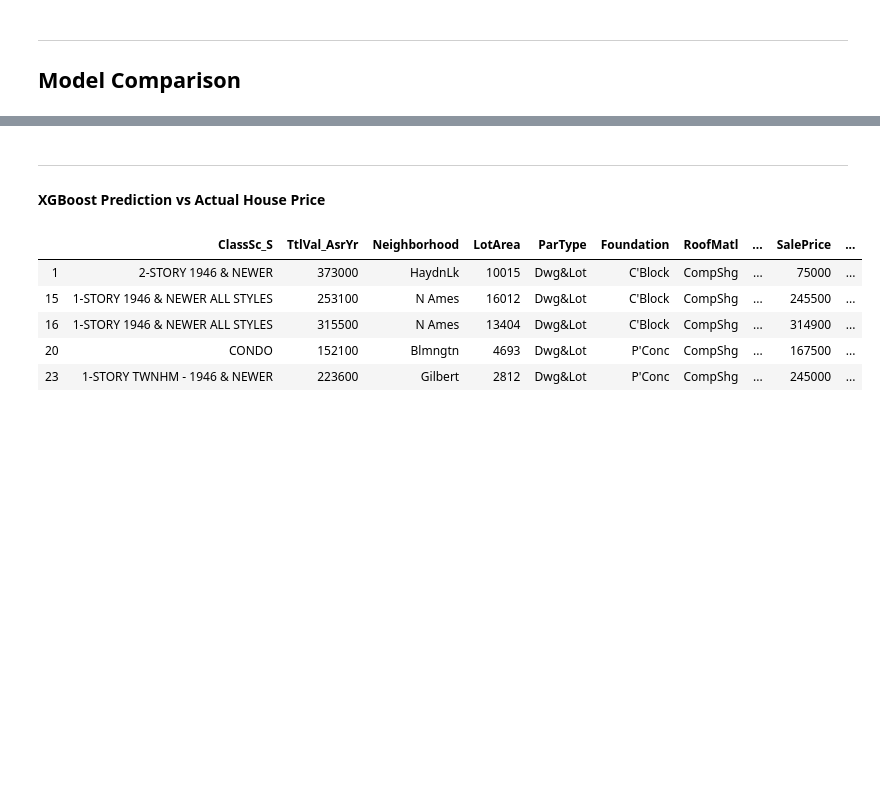
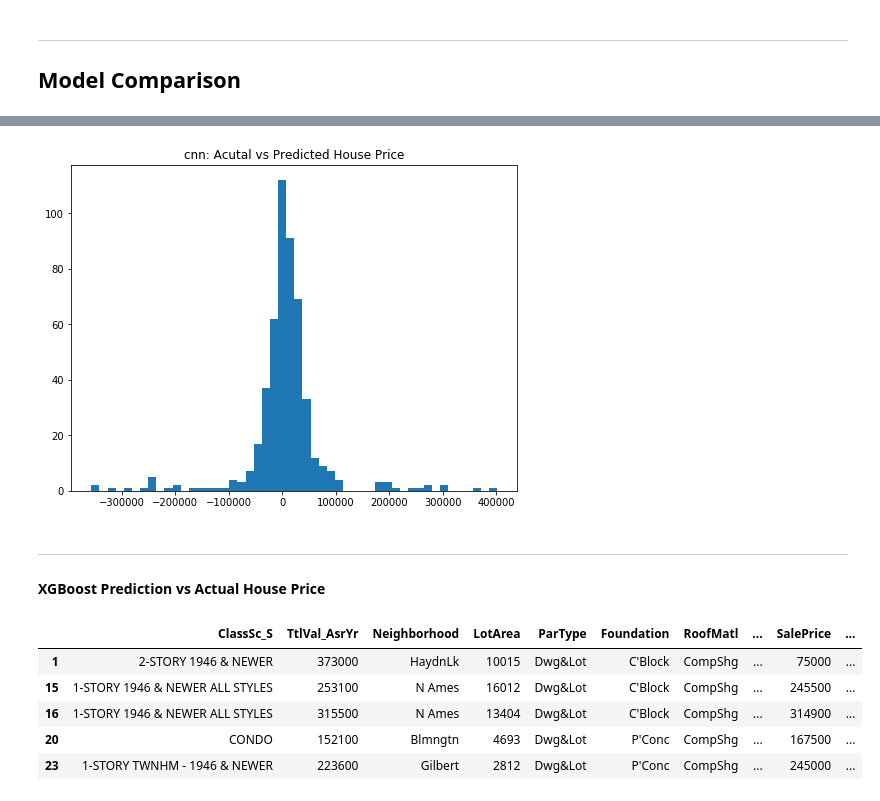
Before and after one commit to ber0-0/BrainStation-Capstone-Sale-Price-Prediction, a Jupyter notebook: Transaction.ipynb, the cells around one changed output, grey strips where cells are left out. Drawn from its saved outputs; the diff is of its cells as text; code cells hidden in the pictures; blank space fills up the shorter version.

```diff
--- a/Transaction.ipynb
+++ b/Transaction.ipynb
@@ -711,0 +725,4 @@ pipe.score(X_test, y_test)
+# %%
+optimizer = optimizers.RMSprop(0.0099)
+cnn_model.compile(loss='mean_squared_error', optimizer=optimizer)
+cnn_model.summary()
@@ -751,3 +834,11 @@ for i in range(0, len(models)):
+# %%
+diff = y_test - cnn_prediction
+plt.figure(figsize=(8,6))
+plt.hist(diff, bins=50)
+plt.title('cnn: Acutal vs Predicted House Price')
+plt.show()
+# %% [output]
+[figure, added]
 # %% [markdown]
 ---
 #### XGBoost Prediction vs Actual House Price
```
Also changed, not shown: parts of 27 cells of this notebook.
